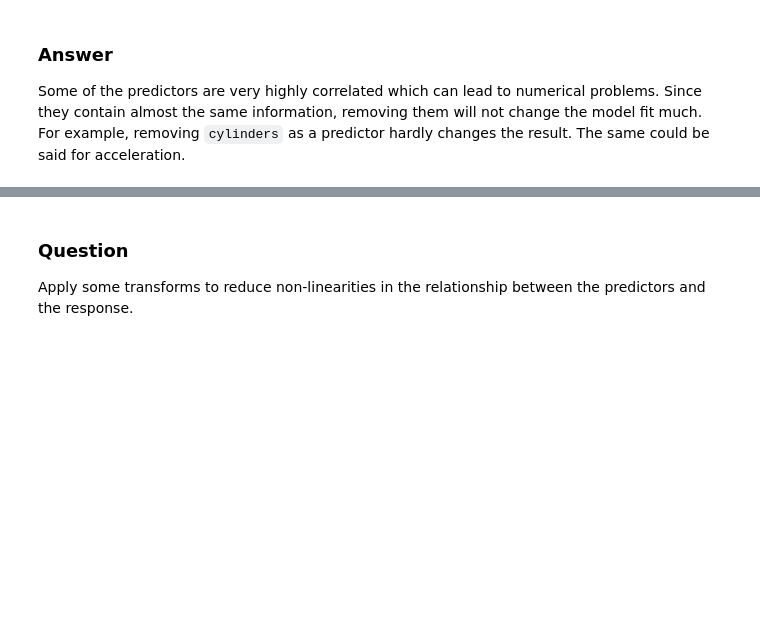
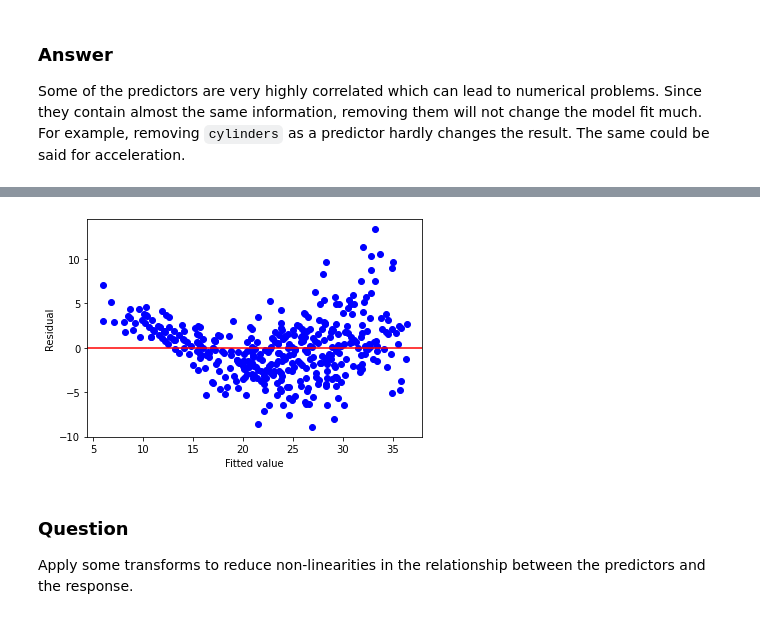
Before and after one commit to aezarebski/aas-extended-examples, a Jupyter notebook: example-2.5/example-2.5-answers.ipynb, the cells around one changed output, grey strips where cells are left out. Cells and saved outputs as stored; diff of their text form; code cells hidden in the pictures; blank space fills up the shorter version.

```diff
--- a/example-2.5/example-2.5-answers.ipynb
+++ b/example-2.5/example-2.5-answers.ipynb
@@ -128,6 +150,11 @@ Notes:
 [1] Standard Errors assume that the covariance matrix of the errors is correctly specified.
 [2] The condition number is large, 7.73e+04. This might indicate that there are
 strong multicollinearity or other numerical problems.
+# %%
+make_fittedvalues_resid_plot(fit_2)
+plt.show()
+# %% [output]
+[figure, added]
 # %% [markdown]
 ### Question
 
```
Also changed, not shown: parts of 9 cells of this notebook.
